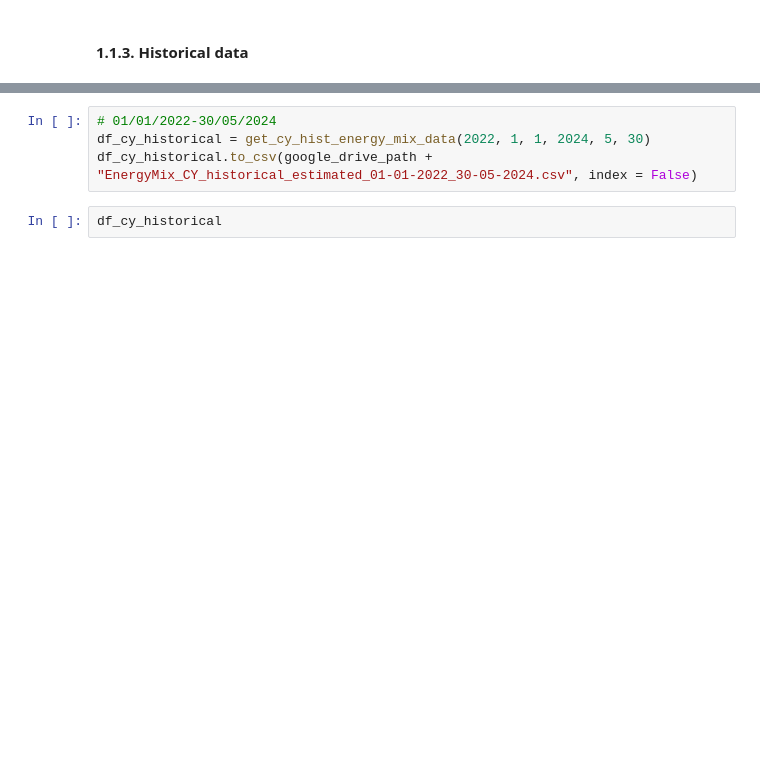
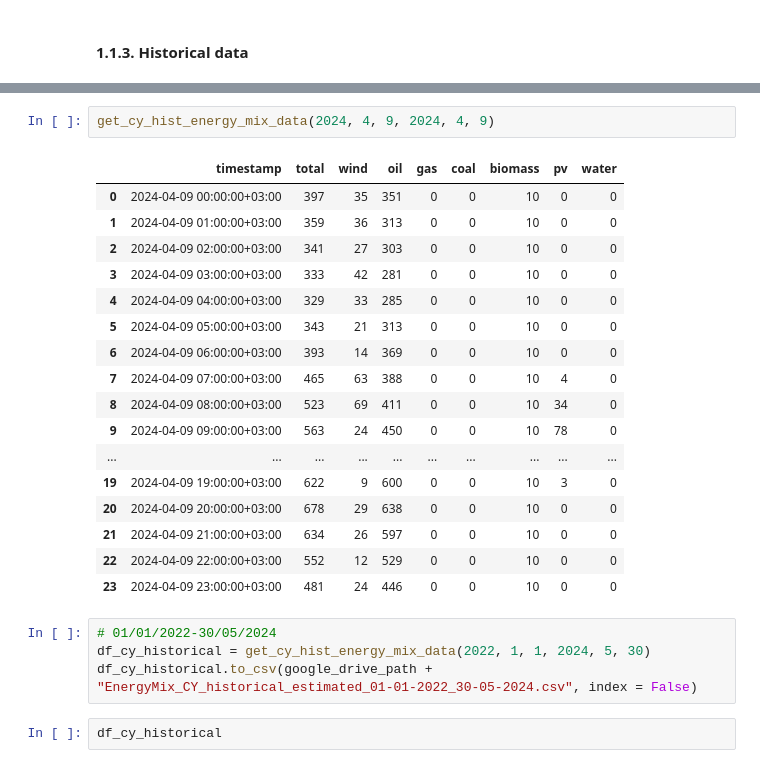
Before and after one commit to UCY-LINC-LAB/GreenAnalyzer-Project, a Jupyter notebook: energy_mix_prediction/1_getEnergyMix_CarbonEmissions.ipynb, the cells around one changed output, grey strips where cells are left out. Drawn from its saved outputs; the diff is of its cells as text; blank space fills up the shorter version.

```diff
--- a/energy_mix_prediction/1_getEnergyMix_CarbonEmissions.ipynb
+++ b/energy_mix_prediction/1_getEnergyMix_CarbonEmissions.ipynb
@@ -302,6 +299,26 @@ def get_cy_hist_energy_mix_data(start_yyyy, start_mm, start_dd, end_yyyy, end_mm
   df['water'] = 0
 
   return df[['timestamp', 'total', 'wind', 'oil', 'gas', 'coal', 'biomass', 'pv', 'water']]
+# %%
+get_cy_hist_energy_mix_data(2024, 4, 9, 2024, 4, 9)
+# %% [output]
+|  | timestamp | total | wind | oil | gas | coal | biomass | pv | water |
+| 0 | 2024-04-09 00:00:00+03:00 | 397 | 35 | 351 | 0 | 0 | 10 | 0 | 0 |
+| 1 | 2024-04-09 01:00:00+03:00 | 359 | 36 | 313 | 0 | 0 | 10 | 0 | 0 |
+| 2 | 2024-04-09 02:00:00+03:00 | 341 | 27 | 303 | 0 | 0 | 10 | 0 | 0 |
+| 3 | 2024-04-09 03:00:00+03:00 | 333 | 42 | 281 | 0 | 0 | 10 | 0 | 0 |
+| 4 | 2024-04-09 04:00:00+03:00 | 329 | 33 | 285 | 0 | 0 | 10 | 0 | 0 |
+| 5 | 2024-04-09 05:00:00+03:00 | 343 | 21 | 313 | 0 | 0 | 10 | 0 | 0 |
+| 6 | 2024-04-09 06:00:00+03:00 | 393 | 14 | 369 | 0 | 0 | 10 | 0 | 0 |
+| 7 | 2024-04-09 07:00:00+03:00 | 465 | 63 | 388 | 0 | 0 | 10 | 4 | 0 |
+| 8 | 2024-04-09 08:00:00+03:00 | 523 | 69 | 411 | 0 | 0 | 10 | 34 | 0 |
+| 9 | 2024-04-09 09:00:00+03:00 | 563 | 24 | 450 | 0 | 0 | 10 | 78 | 0 |
+| ... | ... | ... | ... | ... | ... | ... | ... | ... | ... |
+| 19 | 2024-04-09 19:00:00+03:00 | 622 | 9 | 600 | 0 | 0 | 10 | 3 | 0 |
+| 20 | 2024-04-09 20:00:00+03:00 | 678 | 29 | 638 | 0 | 0 | 10 | 0 | 0 |
+| 21 | 2024-04-09 21:00:00+03:00 | 634 | 26 | 597 | 0 | 0 | 10 | 0 | 0 |
+| 22 | 2024-04-09 22:00:00+03:00 | 552 | 12 | 529 | 0 | 0 | 10 | 0 | 0 |
+| 23 | 2024-04-09 23:00:00+03:00 | 481 | 24 | 446 | 0 | 0 | 10 | 0 | 0 |
 # %%
 # 01/01/2022-30/05/2024
 df_cy_historical = get_cy_hist_energy_mix_data(2022, 1, 1, 2024, 5, 30)
```
Also changed, not shown: parts of 12 cells of this notebook.
